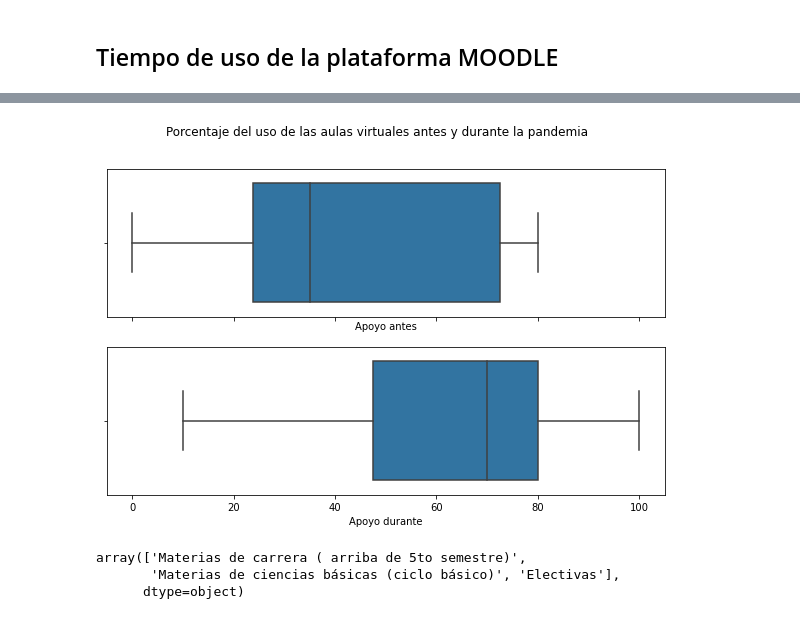
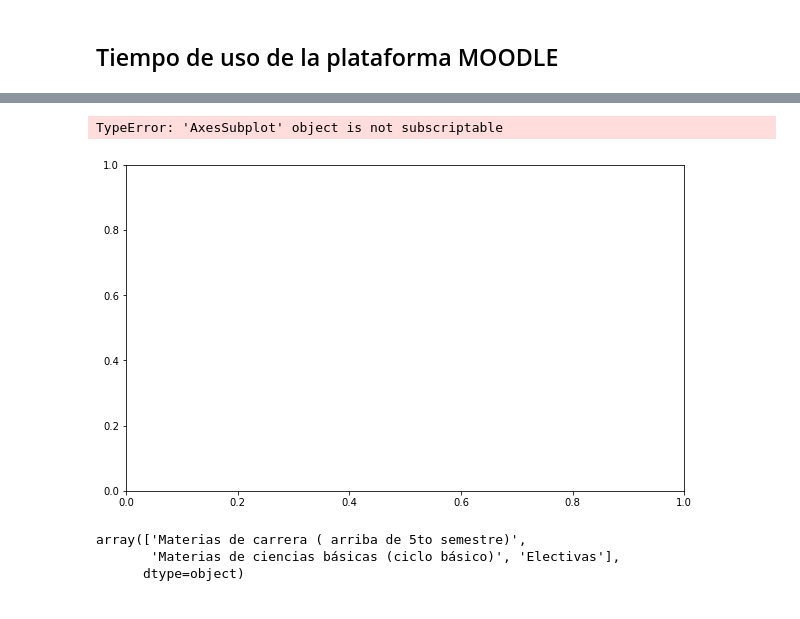
Before and after one commit to sebastianmora04/estadistica_j1, a Jupyter notebook: modelo.ipynb, the cells around one changed output, grey strips where cells are left out. Cells and saved outputs as stored; diff of their text form; code cells hidden in the pictures.

```diff
--- a/modelo.ipynb
+++ b/modelo.ipynb
@@ -156,13 +159,13 @@ KeyError: 'Apoyo antes'
 # %%
-fig, axes = plt.subplots(2, sharex=True, figsize=(10,6)) #2 graficas, compartir el eje x
+fig, axes = plt.subplots(1, sharex=True, figsize=(10,6)) #2 graficas, compartir el eje x
 
-sns.boxplot(x = df['Apoyo antes'],  orient="h", ax=axes[0])
-sns.boxplot(x = df['Apoyo durante'],  orient="h", ax=axes[1])
+sns.boxplot(x = df['Frecuencia pruebas'],  orient="h", ax=axes[0])
 
 plt.suptitle("Porcentaje del uso de las aulas virtuales antes y durante la pandemia")
 plt.show()
 # %% [output]
+TypeError: 'AxesSubplot' object is not subscriptable
-[figure, old version]
+[figure, new version]
 # %%
 df['Area mayor utilidad'].unique()
 # %% [output]
```
Also changed, not shown: parts of 13 cells of this notebook.
